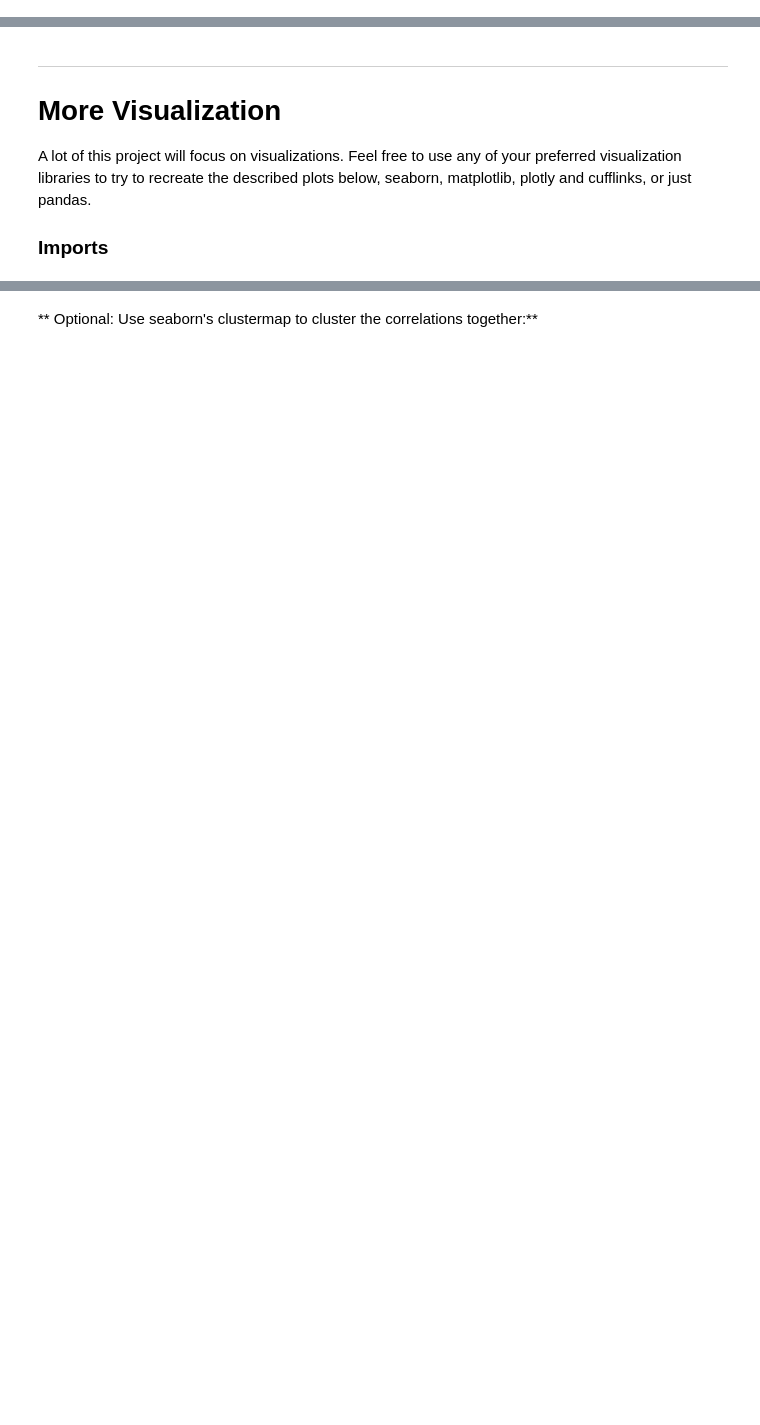
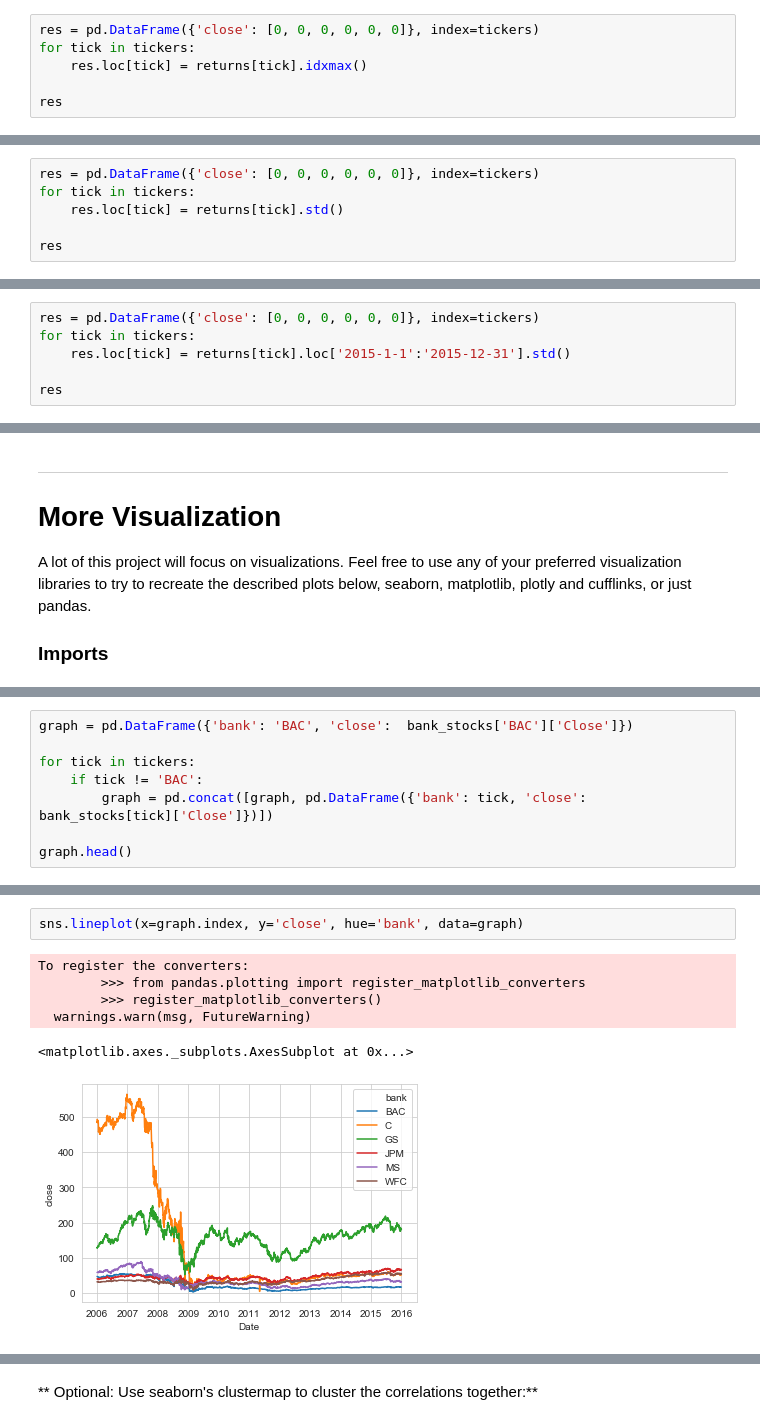
Before and after one commit to CrazyDi/BootcampDataScience, a Jupyter notebook: 10.DataCapstoneProject/03-Finance Project.ipynb, the cells around one changed output, grey strips where cells are left out. Saved outputs shown, nothing was run; the diff lists cells and outputs as text; blank space fills up the shorter version.

```diff
--- a/10.DataCapstoneProject/03-Finance Project.ipynb
+++ b/10.DataCapstoneProject/03-Finance Project.ipynb
@@ -133,0 +181,6 @@ dtype: datetime64[ns]
+# %%
+res = pd.DataFrame({'close': [0, 0, 0, 0, 0, 0]}, index=tickers)
+for tick in tickers:
+    res.loc[tick] = returns[tick].idxmax()
+
+res
@@ -153,0 +197,6 @@ dtype: float64
+# %%
+res = pd.DataFrame({'close': [0, 0, 0, 0, 0, 0]}, index=tickers)
+for tick in tickers:
+    res.loc[tick] = returns[tick].std()
+
+res
@@ -153,0 +211,6 @@ dtype: float64
+# %%
+res = pd.DataFrame({'close': [0, 0, 0, 0, 0, 0]}, index=tickers)
+for tick in tickers:
+    res.loc[tick] = returns[tick].loc['2015-1-1':'2015-12-31'].std()
+
+res
@@ -199,0 +270,8 @@ cf.go_offline()
+# %%
+graph = pd.DataFrame({'bank': 'BAC', 'close':  bank_stocks['BAC']['Close']})
+
+for tick in tickers:
+    if tick != 'BAC':
+        graph = pd.concat([graph, pd.DataFrame({'bank': tick, 'close':  bank_stocks[tick]['Close']})])
+
+graph.head()
@@ -200,3 +286,12 @@ cf.go_offline()
+# %%
+sns.lineplot(x=graph.index, y='close', hue='bank', data=graph)
+# %% [output]
+To register the converters:
+        >>> from pandas.plotting import register_matplotlib_converters
+        >>> register_matplotlib_converters()
+  warnings.warn(msg, FutureWarning)
+<matplotlib.axes._subplots.AxesSubplot at 0x...>
+[figure, added]
 # %% [markdown]
 ## Moving Averages
 
```
Also changed, not shown: parts of 47 cells of this notebook.
